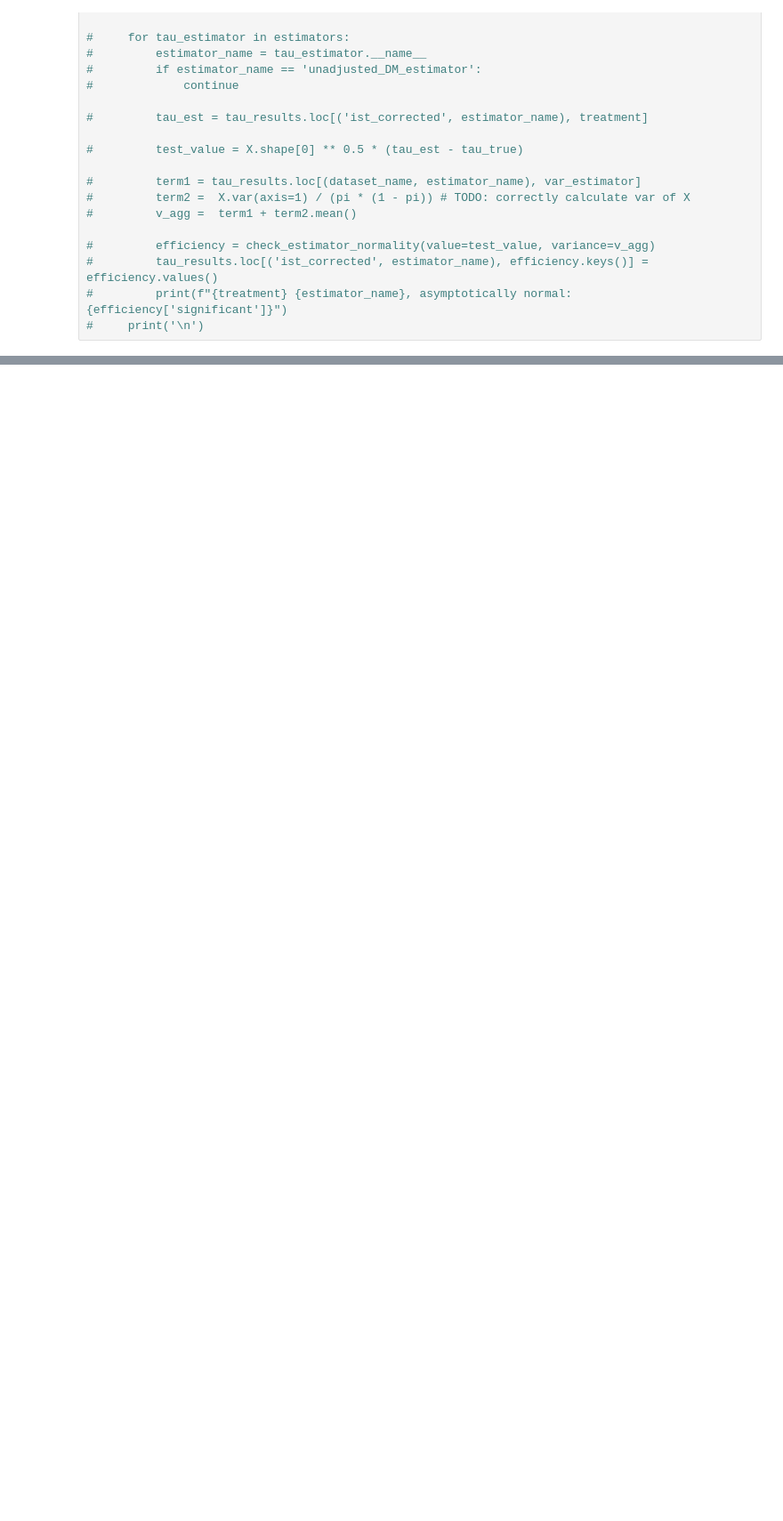
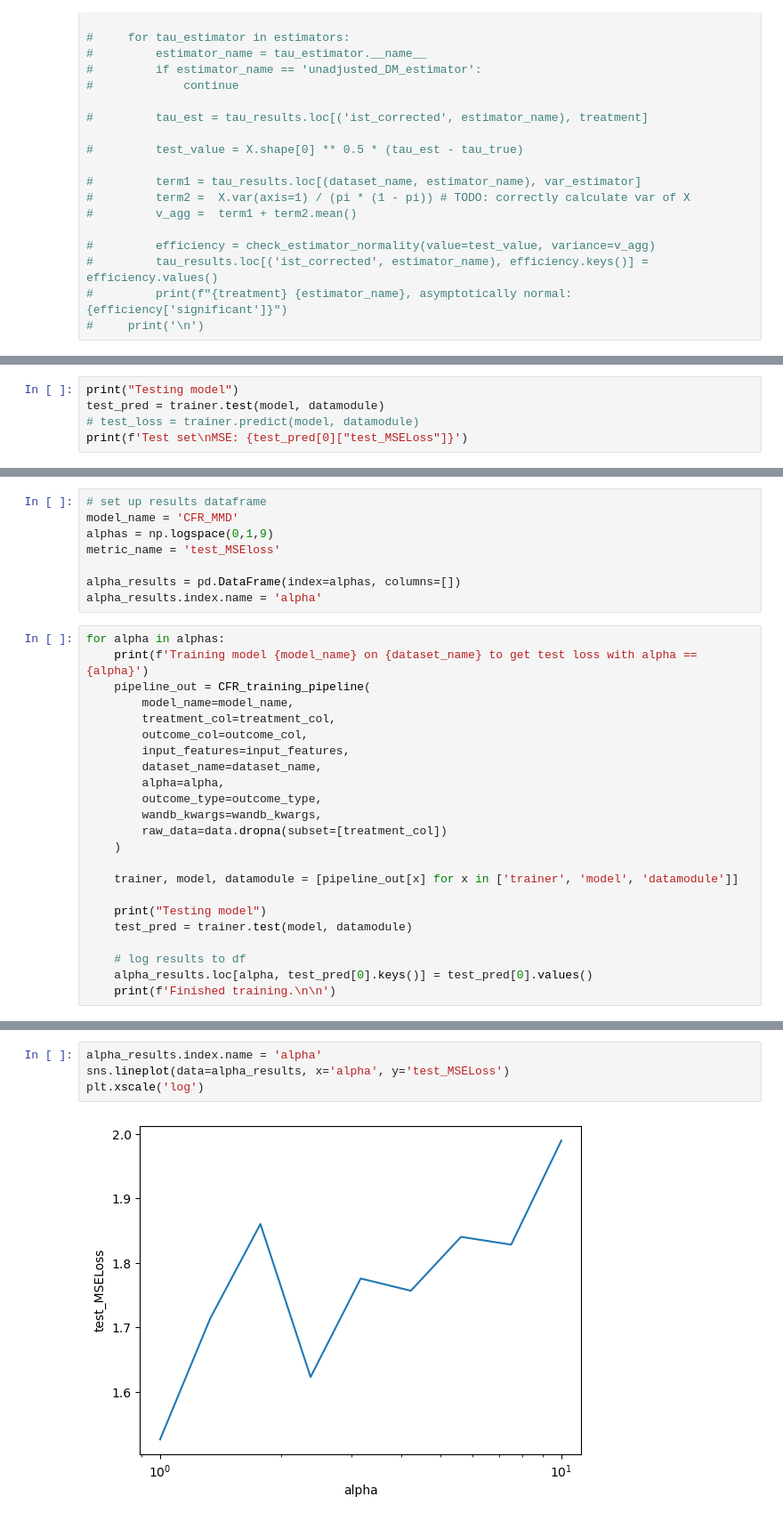
Before and after one commit to furtherAdu/cph-200b, a Jupyter notebook: notebooks/CPH_200B_Project_2_Machine_Learning-based_Causal_Effect_Estimation.ipynb, the cells around one changed output, grey strips where cells are left out. Shown at 89% size. Cells and saved outputs as stored; diff of their text form; blank space fills up the shorter version.

```diff
--- a/notebooks/CPH_200B_Project_2_Machine_Learning-based_Causal_Effect_Estimation.ipynb
+++ b/notebooks/CPH_200B_Project_2_Machine_Learning-based_Causal_Effect_Estimation.ipynb
@@ -302,0 +432,5 @@ Squared error between true tau and estimates:
+# %%
+print("Testing model")
+test_pred = trainer.test(model, datamodule)
+# test_loss = trainer.predict(model, datamodule)
+print(f'Test set\nMSE: {test_pred[0]["test_MSELoss"]}')
@@ -302,0 +480,31 @@ Squared error between true tau and estimates:
+# %%
+# set up results dataframe
+model_name = 'CFR_MMD'
+alphas = np.logspace(0,1,9)
+metric_name = 'test_MSEloss'
+
+alpha_results = pd.DataFrame(index=alphas, columns=[])
+alpha_results.index.name = 'alpha'
+# %%
+for alpha in alphas:
+    print(f'Training model {model_name} on {dataset_name} to get test loss with alpha == {alpha}')
+    pipeline_out = CFR_training_pipeline(
+        model_name=model_name,
+        treatment_col=treatment_col,
+        outcome_col=outcome_col,
+        input_features=input_features,
+        dataset_name=dataset_name,
+        alpha=alpha,
+        outcome_type=outcome_type,
+        wandb_kwargs=wandb_kwargs,
+        raw_data=data.dropna(subset=[treatment_col])
+    )
+
+    trainer, model, datamodule = [pipeline_out[x] for x in ['trainer', 'model', 'datamodule']]
+
+    print("Testing model")
+    test_pred = trainer.test(model, datamodule)
+
+    # log results to df
+    alpha_results.loc[alpha, test_pred[0].keys()] = test_pred[0].values()
+    print(f'Finished training.\n\n')
@@ -302,0 +597,6 @@ Squared error between true tau and estimates:
+# %%
+alpha_results.index.name = 'alpha'
+sns.lineplot(data=alpha_results, x='alpha', y='test_MSELoss')
+plt.xscale('log')
+# %% [output]
+[figure, added]
```
Also changed, not shown: parts of 37 cells of this notebook, 7 other files.
